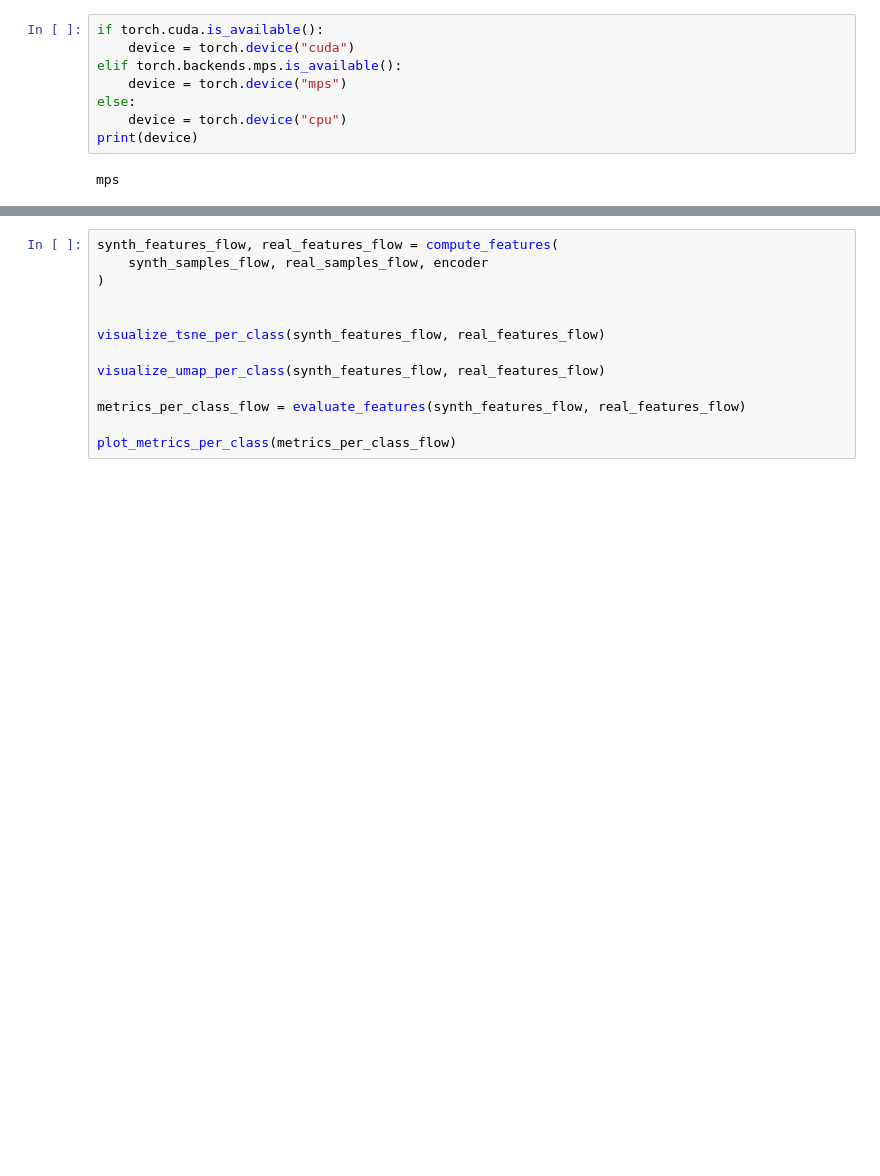
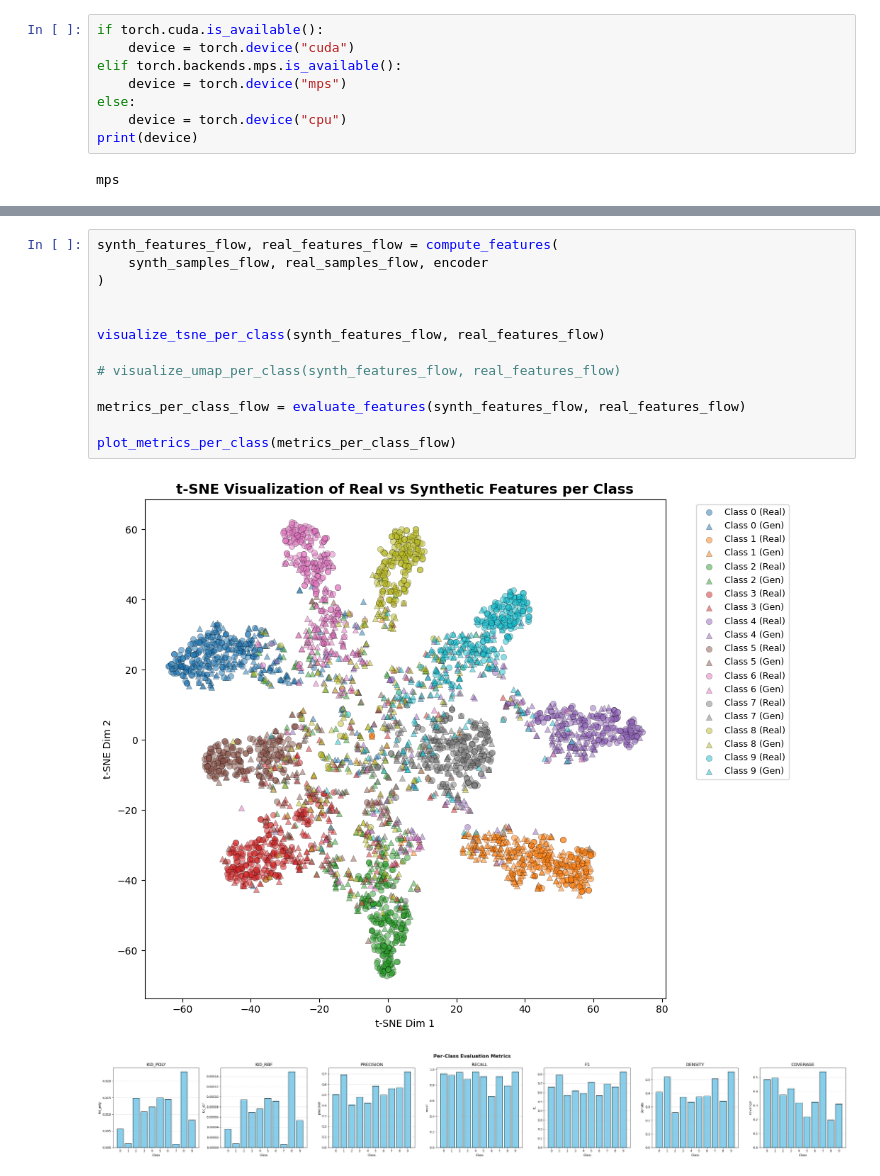
Before and after one commit to chookcurry/flow-matching, a Jupyter notebook: notebooks/mnist/evaluate_flow_map.ipynb, the cells around one changed output, grey strips where cells are left out. Drawn from its saved outputs; the diff is of its cells as text; blank space fills up the shorter version.

```diff
--- a/notebooks/mnist/evaluate_flow_map.ipynb
+++ b/notebooks/mnist/evaluate_flow_map.ipynb
@@ -73,13 +78,16 @@ visualize_samples_per_class(synth_samples_flow, real_samples_flow)
 # %%
 synth_features_flow, real_features_flow = compute_features(
     synth_samples_flow, real_samples_flow, encoder
 )
 
 
 visualize_tsne_per_class(synth_features_flow, real_features_flow)
 
-visualize_umap_per_class(synth_features_flow, real_features_flow)
+# visualize_umap_per_class(synth_features_flow, real_features_flow)
 
 metrics_per_class_flow = evaluate_features(synth_features_flow, real_features_flow)
 
 plot_metrics_per_class(metrics_per_class_flow)
+# %% [output]
+[figure, added]
+[figure, added]
```
Also changed, not shown: parts of 4 cells of this notebook, 18 other files.
